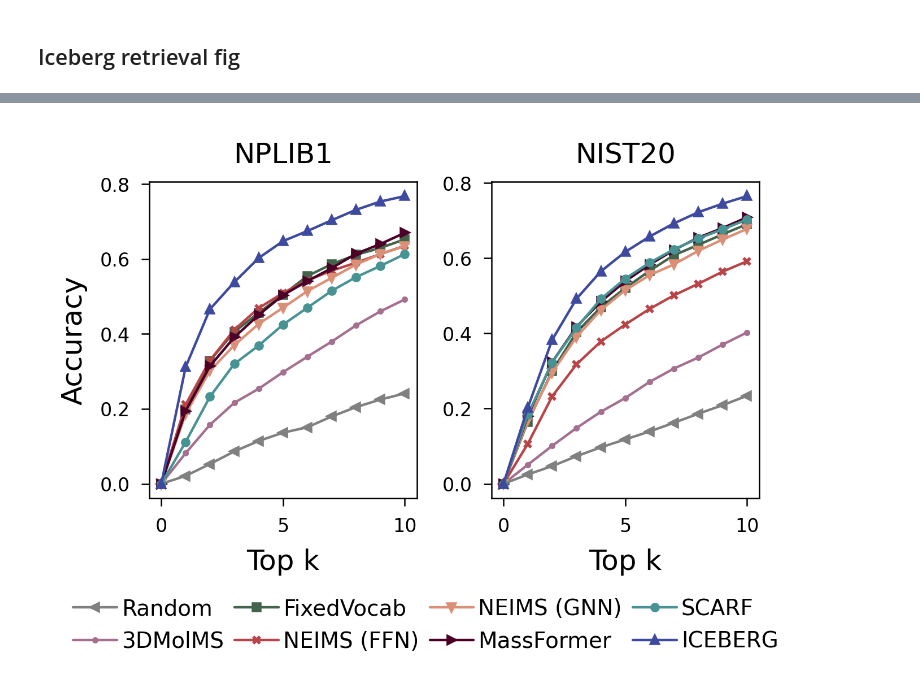
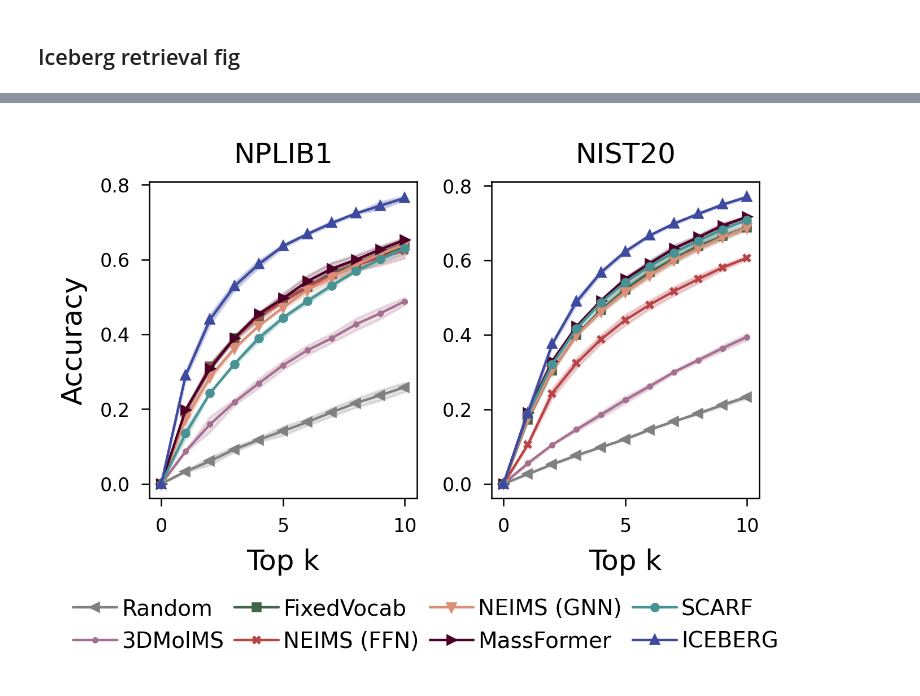
Before and after one commit to samgoldman97/ms-pred, a Jupyter notebook: notebooks/iceberg_fig_retrieval.ipynb, the cells around one changed output, grey strips where cells are left out. Saved outputs shown, nothing was run; the diff lists cells and outputs as text; code cells hidden in the pictures.

```diff
--- a/notebooks/iceberg_fig_retrieval.ipynb
+++ b/notebooks/iceberg_fig_retrieval.ipynb
@@ -60,9 +66,11 @@ for dataset, yaml_files in dataset_to_res.items():
             new_entry = {
                 "Method": k,
                 "Top k": new_name,
-                "Acc": v[old_name],
+                "Acc mean": np.mean([vv[old_name] for vv in v]),
+                "Acc 95%": 1.96 * sem([vv[old_name] for vv in v]),
                 "Dataset": dataset,
             }
+            new_entry['Acc'] = rf"${new_entry['Acc mean']: .3f} \pm {new_entry['Acc 95%']:.3f}$"
             out_df.append(new_entry)
 out_df = pd.DataFrame(out_df)
 # %%
@@ -70,7 +78,7 @@ for dataset_name in dataset_names:
     # Filter out df to specific dataset
     df = out_df[out_df["Dataset"] == dataset_name]
     pivoted_tbl = df.reset_index().pivot_table(
-        index="Method", values="Acc", columns="Top k"
+        index="Method", values="Acc", columns="Top k", aggfunc="first"
     )
     pivoted_tbl.index.name = None
     pivoted_tbl = pivoted_tbl.round(3)
@@ -78,8 +86,12 @@ for dataset_name in dataset_names:
     latex = pivoted_tbl.to_latex(
         caption=f"{dataset_name} spectra prediction retrieval accuracy",
         label=f"tab:{dataset_name}_spec_retrieval",
+        escape=False,
     )
     display(pivoted_tbl)
     print(latex)
+    # Save
+    with open(results_folder / f"retrieval_{dataset_name}.txt", "w") as f:
+        f.write(latex)
 # %% [output]
 | Top k | 1 | 2 | 3 | 4 | 5 | 6 | 7 | 8 | 9 | 10 |
@@ -189,6 +153,6 @@ method_names = names
 # %%
 # Define 2 axes for fig subplot
-
+method_names = names
 figsize = (2.7, 1.4)
 gridspec = dict(hspace=0.0, width_ratios=[1, 0.01, 1])
 fig, axes = plt.subplots(
@@ -207,7 +171,8 @@ for ind, (dataset_name, ax) in enumerate(
             (out_df["Method"] == method) & (out_df["Dataset"] == dataset_name)
         ]
         topk = [0] + sub_df["Top k"].values.tolist()
-        accs = [0] + sub_df["Acc"].values.tolist()
+        accs = [0] + sub_df["Acc mean"].values.tolist()
+        error = [0] + sub_df["Acc 95%"].values.tolist()
         # ax.step(topk, accs, color=method_colors[method],
         #         linewidth=0.8, where="pre"
         # )
@@ -220,37 +185,45 @@ for ind, (dataset_name, ax) in enumerate(
             label=method,
             marker=marker,
             markersize=2,
+        )
+
+        ax.fill_between(
+            topk,
+            np.array(accs) - np.array(error),
+            np.array(accs) + np.array(error),
+            alpha=0.2,
+            color=method_colors[method],
         )
         # set title
         ax.set_title(plt_dataset_names[dataset_name])
 
     ax.set_xlabel("Top k")
     if ind == 0:
         ax.set_ylabel("Accuracy")
     # ax.set_xlim([-0.1,5.1])
     # ax.set_ylim([0, 0.3])
     if ind == 0:
         # ax.legend(frameon=False, facecolor="none",
         #           fancybox=False,loc=(1.0, 0.2), fontsize=7) #(0.99, 0.5))
         # Add legend to below both subplots and with 4 columns
         # Legend with less space between columns
 
         ax.legend(
             frameon=False,
             facecolor="none",
             fancybox=False,
             loc=(-0.3, -0.5),
             fontsize=7,
             ncol=4,
             columnspacing=0.5,
             handletextpad=0.2,
             borderpad=0.2,
         )
 
     # ax.set_ylim([0, 1.0])
 set_size(*figsize, ax)
 fig.savefig(
     results_folder / f"step_plot.pdf", dpi=400, bbox_inches="tight", transparent=True
 )
 # %% [output]
-[figure, old version]
+[figure, new version]
```
Also changed, not shown: parts of 8 cells of this notebook, 10 other files.
